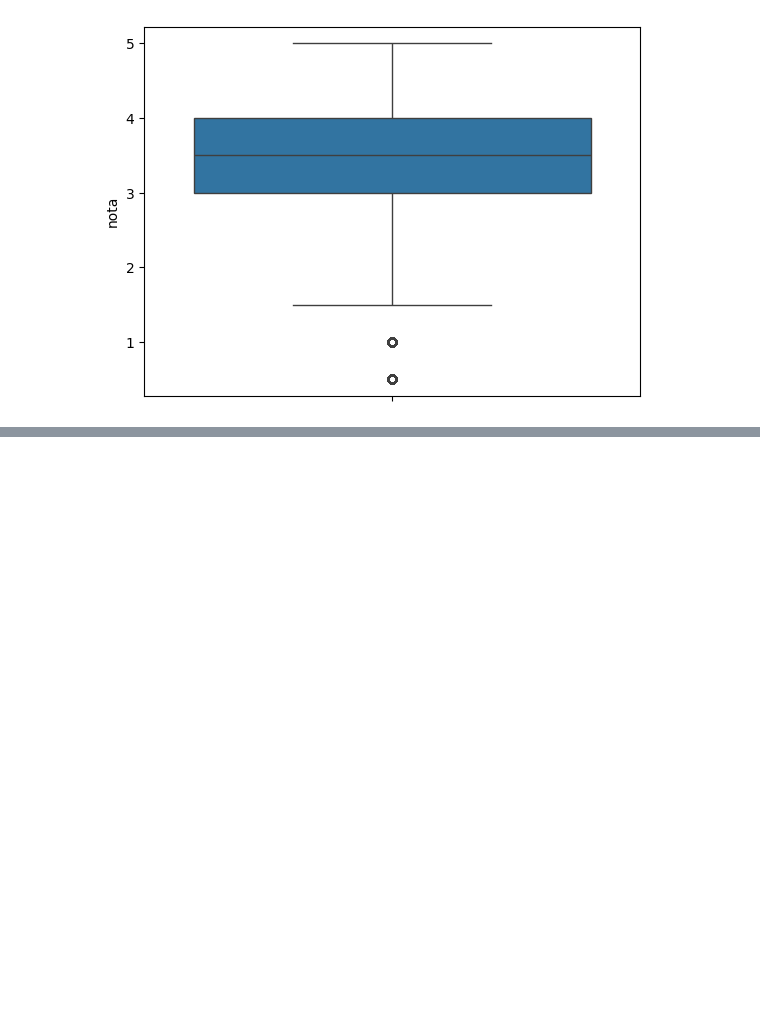
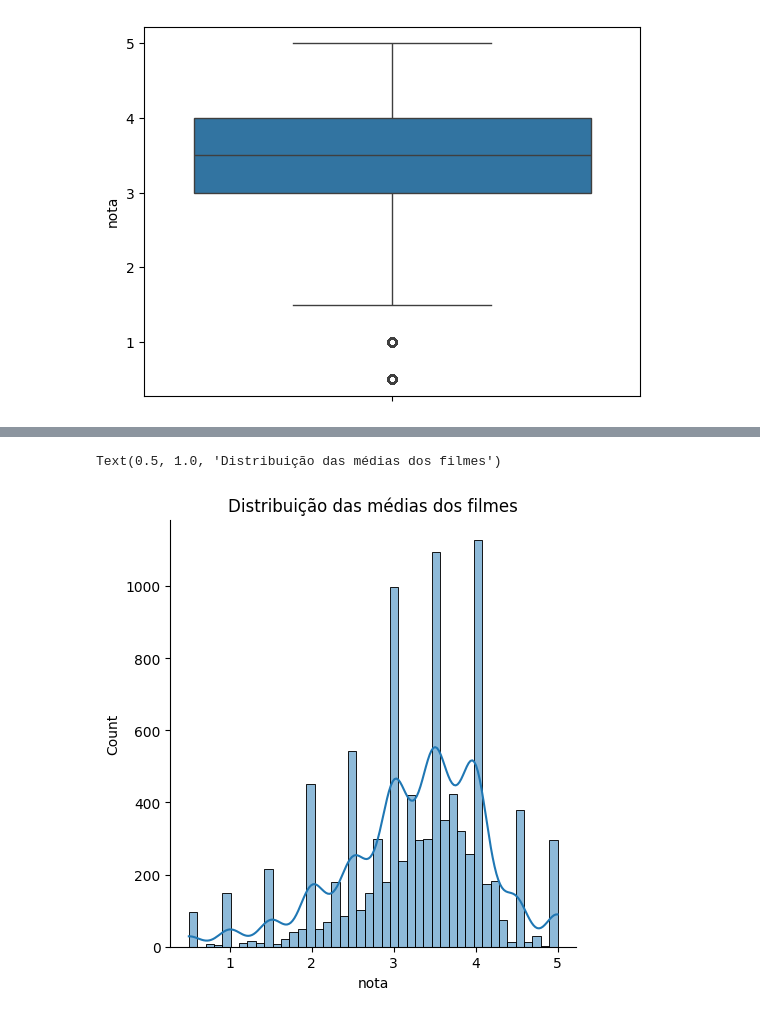
Before and after one commit to IronZiiz/data-science-start, a Jupyter notebook: A_proj_Movies.ipynb, the cells around one changed output, grey strips where cells are left out. Cells and saved outputs as stored; diff of their text form; code cells hidden in the pictures; blank space fills up the shorter version.

```diff
--- a/A_proj_Movies.ipynb
+++ b/A_proj_Movies.ipynb
@@ -156,0 +237,6 @@ sns.boxplot(notas['nota']) # Plot a boxplot
+# %%
+sns.displot(medias_por_filme, kde = True )
+plt.title('Distribuição das médias dos filmes')
+# %% [output]
+Text(0.5, 1.0, 'Distribuição das médias dos filmes')
+[figure, added]
```
Also changed, not shown: parts of 12 cells of this notebook.
